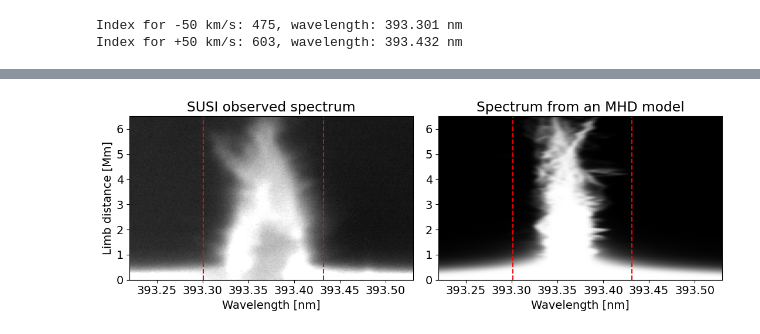
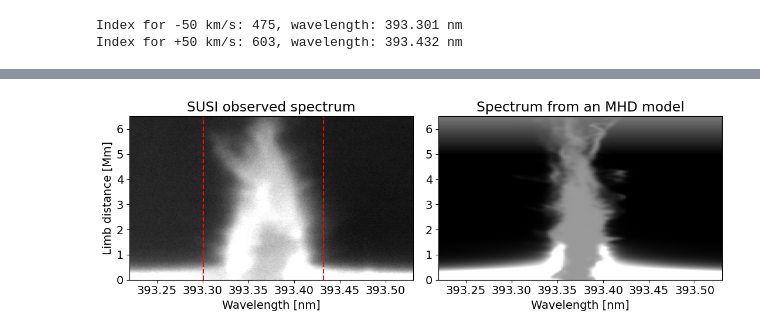
Before and after one commit to ivanzmilic/offlimb_3D_modeling, a Jupyter notebook: results_spectra_plot.ipynb, the cells around one changed output, grey strips where cells are left out. Saved outputs shown, nothing was run; the diff lists cells and outputs as text; code cells hidden in the pictures.

```diff
--- a/results_spectra_plot.ipynb
+++ b/results_spectra_plot.ipynb
@@ -97,0 +51,10 @@ print(filtergraph_en.shape)
+# %%
+# Create a CLV continuum from the synthetic spectra by averaging over the wavelength axis far from the line core.
+continuum_ssd = np.mean(spectrum_ssd[:, :, (ll - ll0 < -0.1) | (ll - ll0 > 0.1)], axis=2)
+# and then again integrate over x:
+continuum_ssd_x = np.sum(continuum_ssd, axis=0)
+
+# Plot so that we can find the limb:
+plt.plot(np.gradient(continuum_ssd_x[20:80]))
+z_limb = np.argmax(np.abs(np.gradient(continuum_ssd_x[20:80]))) + 20
+print("limb is approximately at z = ", z_limb)
@@ -98,3 +64,3 @@ print(filtergraph_en.shape)
 # %%
 x = np.arange(spectrum_ssd.shape[0]) * 0.024 * np.sin(np.radians(80))
-z = (np.arange(spectrum_ssd.shape[1])-68) * 0.02
+z = (np.arange(spectrum_ssd.shape[1])-z_limb) * 0.02
@@ -249,3 +204,14 @@ x_coord_en = 6.5  # Mm
 # Indices:
 index_ssd = np.argmin(np.abs(x - x_coord_ssd))
 index_en = np.argmin(np.abs(x - x_coord_en))
+# %%
+# But before the further plots, load the disk center spectrum and normalize the observations:
+# Let's try to find the maximum intensity in the mean spectrum from lw from the disk center:
+lw_1d = fits.open('disk_center_test.fits')
+diskcenter_spectrum = lw_1d[0].data
+ll_lw = lw_1d[1].data
+plt.plot(ll_lw,diskcenter_spectrum)
+plt.xlabel('Wavelength Index')
+plt.ylabel('Intensity')
+plt.title('Disk Center Spectrum')
+plt.show()
@@ -251,0 +220,7 @@ index_en = np.argmin(np.abs(x - x_coord_en))
+# %%
+# Pick the intensity closest to the 394.72
+target_wavelength = 394.72
+closest_index = np.argmin(np.abs(ll_lw - target_wavelength))
+closest_intensity = diskcenter_spectrum[closest_index]
+closest_wavelength = ll_lw[closest_index]
+print(f"Closest wavelength to {target_wavelength} is {closest_wavelength} with intensity {closest_intensity}")
@@ -297,33 +462,33 @@ plt.savefig("figs/off_limb_slit_detailed_examples.pdf",bbox_inches='tight', dpi=
 # One more like the one above, but this time just with first two.
 # Show a comparison between the first time instance of the observed spectrum and some example synthetic spectra, without
 # any spatial averaging.
 
 plt.figure(figsize=(11,4))
 plt.subplot(121)
 plt.imshow(cube[1], origin='lower', extent=[ll_obs[0],ll_obs[-1], limbdistances_obs[0]/1e3, limbdistances_obs[-1]/1e3], aspect='auto', vmin=0.00, vmax=0.05, cmap='gray', rasterized=True)
 plt.vlines([ll_obs[index_vel_minus_50], ll_obs[index_vel_plus_50]], 0, 6.5, colors='red', linestyles='dashed')
 #plt.colorbar()
 plt.xlim(393.22, 393.53)
 plt.ylim(0,6.5)
 plt.ylabel("Limb distance [Mm]")
 plt.xlabel("Wavelength [nm]")
 plt.title("SUSI observed spectrum")
 # denote panel with a)
 #plt.text(0.02, 0.95, 'a)', transform=plt.gca().transAxes, fontsize=16, fontweight='bold', va='top', color='white')
 
 plt.subplot(122)
-plt.imshow(spectrum_ssd_sconvolved[index_ssd]*0.05, origin='lower', extent=[ll_air_ssd[0]+0.01,ll_air_ssd[-1]+0.01, z[0], z[-1]], aspect='auto', vmin=0.00, vmax=0.05, cmap='gray', rasterized=True)
+plt.imshow(spectrum_ssd[index_ssd]/closest_intensity, origin='lower', extent=[ll[0]+0.01,ll[-1]+0.01, z[0], z[-1]], aspect='auto', vmin=0.00, vmax=0.05, cmap='gray', rasterized=True)
 plt.ylim([0,6.5])
 plt.xlim(393.22, 393.53)
-plt.vlines([ll_air_ssd[index_vel_minus_50_synth_ssd], ll_air_ssd[index_vel_plus_50_synth_ssd]], 0, 6.5, colors='red', linestyles='dashed')
+plt.vlines([ll[index_vel_minus_50], ll[index_vel_plus_50]], 0, 6.5, colors='red', linestyles='dashed')
 #plt.colorbar()
 plt.title(f"Spectrum from an MHD model")
 plt.xlabel("Wavelength [nm]")
 
 #plt.text(0.02, 0.95, 'b)', transform=plt.gca().transAxes, fontsize=16, fontweight='bold', va='top', color='white')
 
 plt.tight_layout()
 plt.savefig("figs/off_limb_slit_2panel_forSAC.png",bbox_inches='tight', dpi=300)
 plt.savefig("figs/off_limb_slit_2panel_forSAC.pdf",bbox_inches='tight', dpi=300)
 # %% [output]
-[figure, old version]
+[figure, new version]
```
Also changed, not shown: parts of 35 cells of this notebook, 8 other files.
